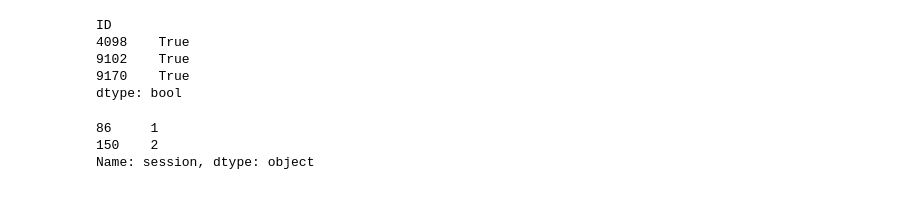
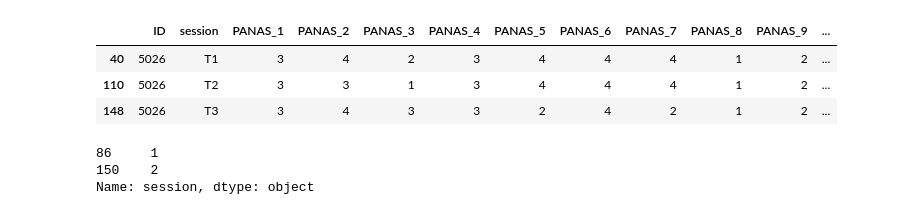
Before and after one commit to jaimemcc/energy-drink, a Jupyter notebook: scripts/prep_qualtrics.ipynb, the cells around one changed output. Drawn from its saved outputs; the diff is of its cells as text; code cells hidden in the pictures.

```diff
--- a/scripts/prep_qualtrics.ipynb
+++ b/scripts/prep_qualtrics.ipynb
@@ -21,5 +22 @@ df_qual[df_qual.ID == "6032"] # R_2AFqSO4EGg2I8eJ should be 9377
 4 rows × 40 columns
-# %%
-# need to work out which of these is correct T1 session
-df = df_qual
-df[df.ID == "5026"]
@@ -48,7 +56,7 @@ def tweak_panas(df, df_key):
 
     return(df
            .assign(ID=lambda df_: np.where(df_qual.ResponseId == "R_2AFqSO4EGg2I8eJ", "9377", df_qual.ID))
-           #.assign(ID=lambda df_: np.where...) # line to fix ID 5026
+           .assign(ID=lambda df_: np.where(df_qual.ResponseId == "R_cIwJxoHng65K0Zr", "9017", df_qual.ID)) # line to fix ID 5026
            [panas_cols]
            .query("ID in @IDs")
            .assign(session=lambda df_: "T" + df_.session)
@@ -60,15 +68,14 @@ def tweak_panas(df, df_key):
 key = tweak_key(df_key)
 panas = tweak_panas(df_qual, key)
 # %%
-p2 = (panas.groupby("ID").size() == 2)
+p2 = (panas.groupby("ID").size() == 3)
 p2[p2 == True]
-# panas[panas.ID == "5026"]
+panas[panas.ID == "5026"]
 # %% [output]
-ID
-4098    True
-9102    True
-9170    True
-dtype: bool
+|  | ID | session | PANAS_1 | PANAS_2 | PANAS_3 | PANAS_4 | PANAS_5 | PANAS_6 | PANAS_7 | PANAS_8 | PANAS_9 | ... |
+| 40 | 5026 | T1 | 3 | 4 | 2 | 3 | 4 | 4 | 4 | 1 | 2 | ... |
+| 110 | 5026 | T2 | 3 | 3 | 1 | 3 | 4 | 4 | 4 | 1 | 2 | ... |
+| 148 | 5026 | T3 | 3 | 4 | 3 | 3 | 2 | 4 | 2 | 1 | 2 | ... |
 # %%
 df = df_qual
 s = df.session
```
Also changed, not shown: parts of 6 cells of this notebook, 1 other file.
